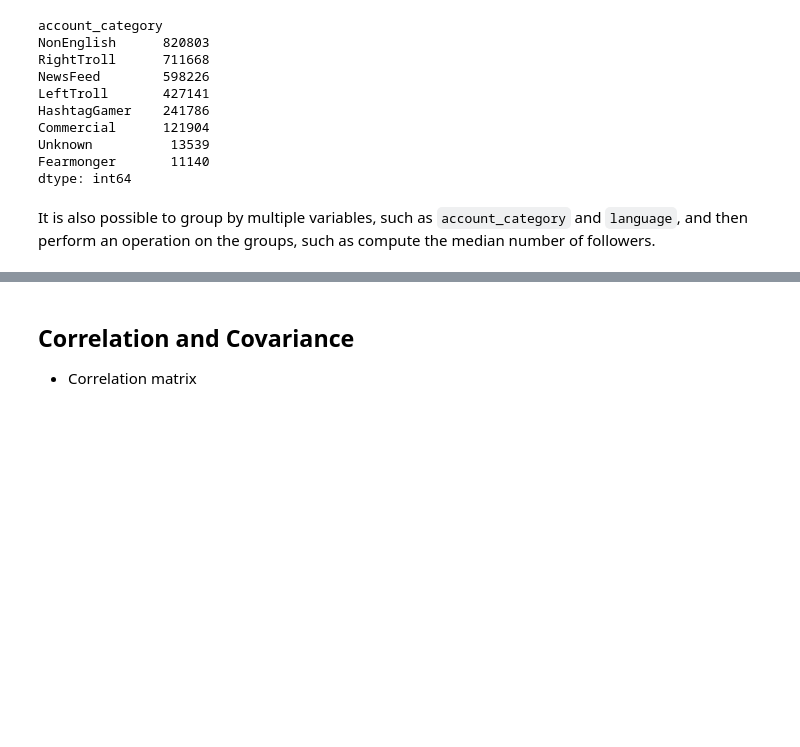
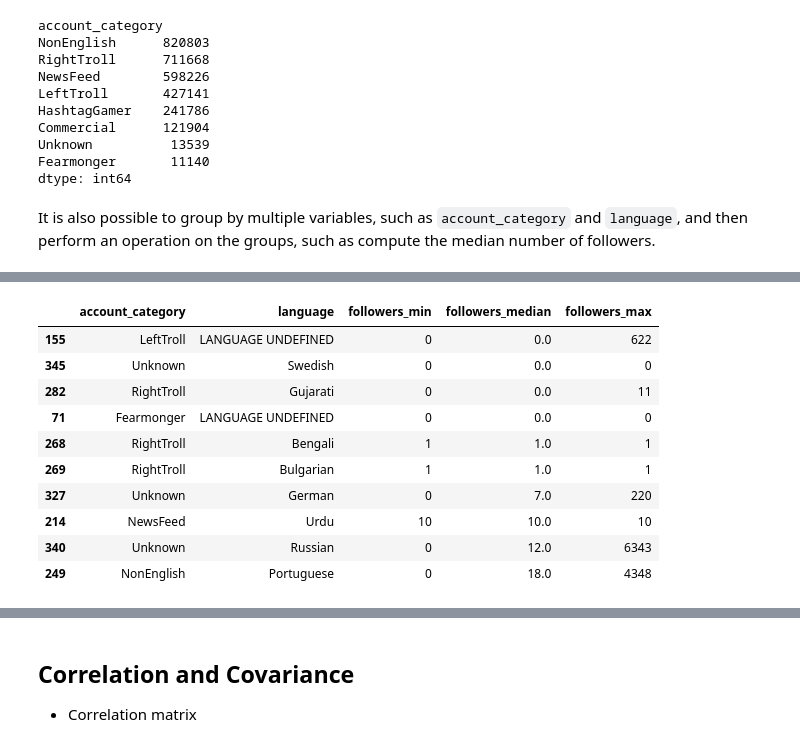
Before and after one commit to mclevey/GESIS_2020_Fundamentals, a Jupyter notebook: 03_pandas.ipynb, the cells around one changed output, grey strips where cells are left out. Cells and saved outputs as stored; diff of their text form; code cells hidden in the pictures; blank space fills up the shorter version.

```diff
--- a/03_pandas.ipynb
+++ b/03_pandas.ipynb
@@ -607,0 +779,14 @@ cat_lang.sort_values('followers', ascending = False)[:10]
+# %%
+new_cat_lang.sort_values('followers_median', ascending=True)[:10]
+# %% [output]
+|  | account_category | language | followers_min | followers_median | followers_max |
+| 155 | LeftTroll | LANGUAGE UNDEFINED | 0 | 0.0 | 622 |
+| 345 | Unknown | Swedish | 0 | 0.0 | 0 |
+| 282 | RightTroll | Gujarati | 0 | 0.0 | 11 |
+| 71 | Fearmonger | LANGUAGE UNDEFINED | 0 | 0.0 | 0 |
+| 268 | RightTroll | Bengali | 1 | 1.0 | 1 |
+| 269 | RightTroll | Bulgarian | 1 | 1.0 | 1 |
+| 327 | Unknown | German | 0 | 7.0 | 220 |
+| 214 | NewsFeed | Urdu | 10 | 10.0 | 10 |
+| 340 | Unknown | Russian | 0 | 12.0 | 6343 |
+| 249 | NonEnglish | Portuguese | 0 | 18.0 | 4348 |
```
Also changed, not shown: parts of 63 cells of this notebook.
